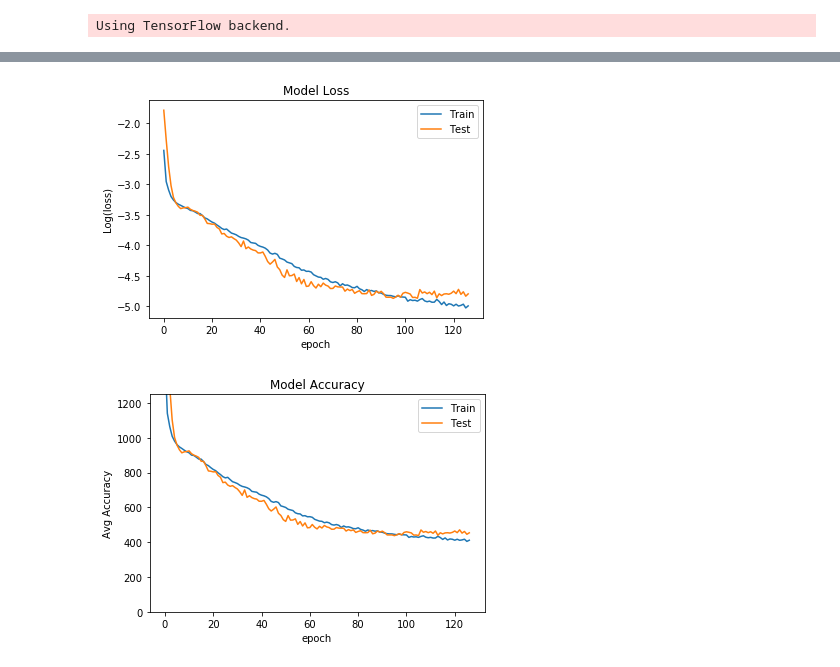
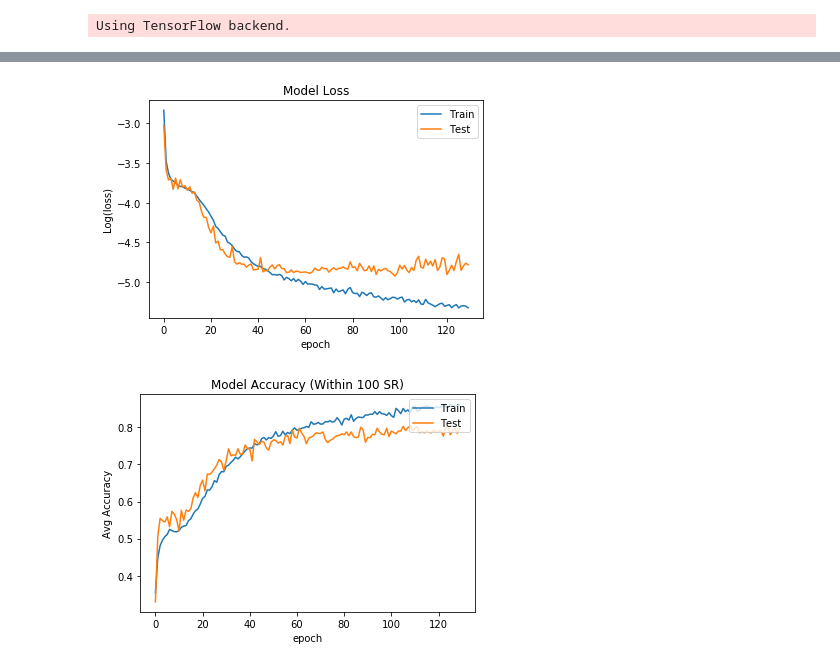
Before and after one commit to sshh12/OverwatchML, a Jupyter notebook: OverwatchPredictSR.ipynb, the cells around one changed output, grey strips where cells are left out. Cells and saved outputs as stored; diff of their text form; code cells hidden in the pictures.

```diff
--- a/OverwatchPredictSR.ipynb
+++ b/OverwatchPredictSR.ipynb
@@ -99,6 +112,16 @@ def scale_data2(unscaled_X, unscaled_y):
     y = unscaled_y / 5000
 
     return X, y, scaler_X
+# %%
+# Metric
+
+def acc_metric(y_true, y_pred):
+    """
+    Accuracy
+    """
+    diff = K.abs(y_pred - y_true) < 0.1 # Within 100 SR
+
+    return K.mean(diff, axis=-1)
 # %%
 # Keras Model
 
@@ -207,7 +238,11 @@ def train_model(model, *args, **kwargs):
 
     # print(model.summary())
 
-    history = model.fit(*args, **kwargs, shuffle=True, validation_split=.10, verbose=0, callbacks=[EarlyStopping(patience=30)])
+    history = model.fit(*args, **kwargs,
+                        shuffle=True,
+                        validation_split=.10,
+                        verbose=0,
+                        callbacks=[EarlyStopping(patience=30)])
 
     return history
 # %%
@@ -249,20 +284,19 @@ def view(history):
     plt.legend(['Train', 'Test'], loc='upper right')
     plt.show()
 
-    plt.plot(np.sqrt(history.history['loss']) * 5000)
-    plt.plot(np.sqrt(history.history['val_loss']) * 5000)
-    plt.title('Model Accuracy')
+    plt.plot(history.history['acc_metric'])
+    plt.plot(history.history['val_acc_metric'])
+    plt.title('Model Accuracy (Within 100 SR)')
     plt.ylabel('Avg Accuracy')
     plt.xlabel('epoch')
-    plt.ylim([0, 1250])
     plt.legend(['Train', 'Test'], loc='upper right')
     plt.show()
 # %%
 # Run (Load)
 
-get_vector = lambda player, region : get_vector_herostats(player, region)
+if __name__ == "__main__":
 
-data = load_data(get_vector)
+    get_vector = lambda player, region : get_vector_herostats(player, region)
 
-X, y, scaler_X = scale_data2(*data)
+    X, y, scaler_X = scale_data2(*load_data(get_vector))
 # %% [output]
@@ -271,17 +306,19 @@ X, y, scaler_X = scale_data2(*data)
 # %%
 # Run (Train)
 
-model = get_model3()
+if __name__ == "__main__":
 
-history = train_model(model, X, y, epochs=1500, batch_size=256)
+    model = get_model3()
 
-model.save(os.path.join('models', 'overall-sr.h5'))
-joblib.dump(scaler_X, os.path.join('models', 'overall-sr.pkl'))
+    history = train_model(model, X, y, epochs=1000, batch_size=32)
 
-view(history)
+    model.save(os.path.join('models', 'overall-sr.h5'))
+    joblib.dump(scaler_X, os.path.join('models', 'overall-sr.pkl'))
+
+    view(history)
 # %% [output]
-[figure, old version]
+[figure, new version]
-[figure, old version]
+[figure, new version]
 # %%
 # Run (Load from disk)
 
```
Also changed, not shown: parts of 7 cells of this notebook, 8 other files.
